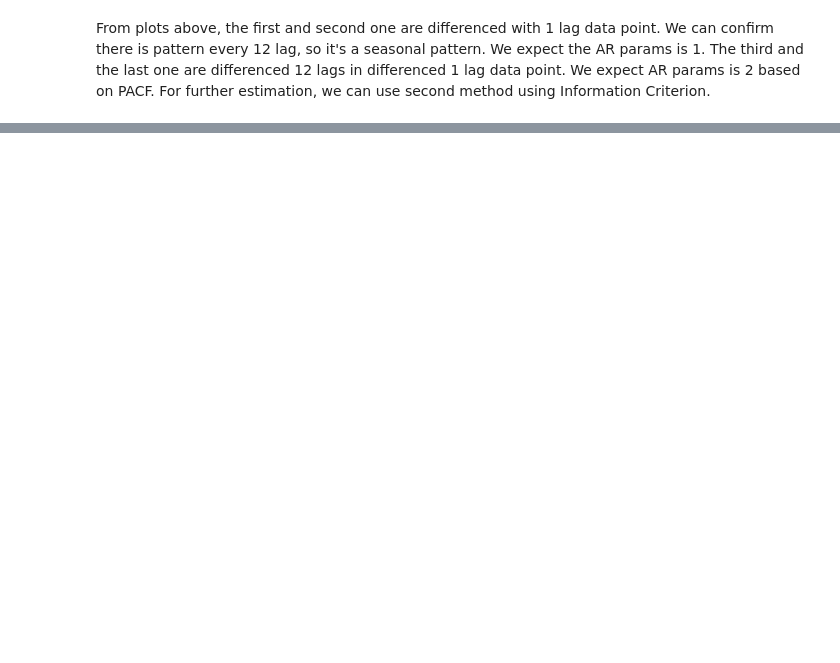
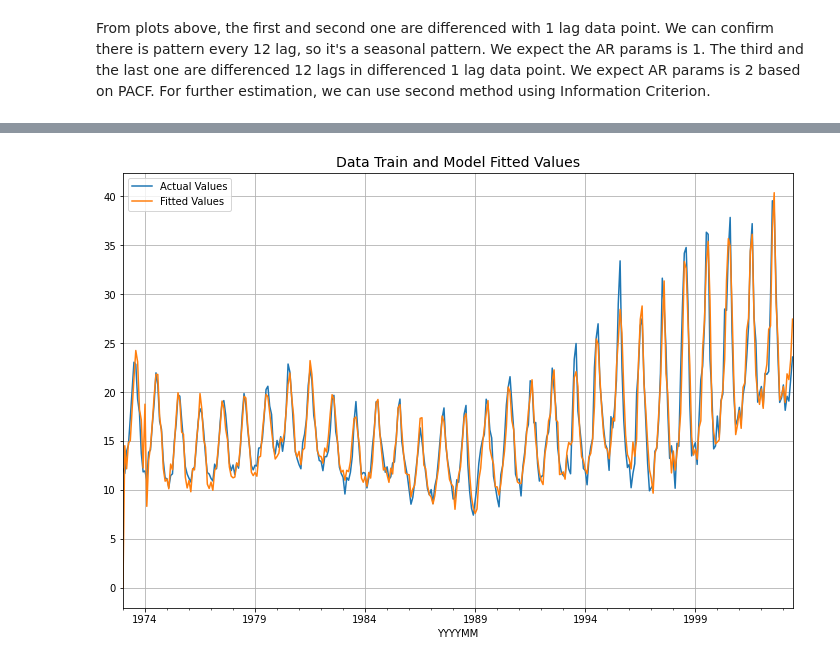
Before and after one commit to hanafication/data_analysis, a Jupyter notebook: timeseries_analysis/Seasonal_ARIMA/Carbon.ipynb, the cells around one changed output, grey strips where cells are left out. Cells and saved outputs as stored; diff of their text form; code cells hidden in the pictures; blank space fills up the shorter version.

Commit message:
fitting model and grid search result

```diff
--- a/timeseries_analysis/Seasonal_ARIMA/Carbon.ipynb
+++ b/timeseries_analysis/Seasonal_ARIMA/Carbon.ipynb
@@ -286,4 +284,18 @@ plt.show()
 # %% [markdown]
 From plots above, the first and second one are differenced with 1 lag data point. We can confirm there is pattern every 12 lag, so it's a seasonal pattern. We expect the AR params is 1.
 The third and the last one are differenced 12 lags in differenced 1 lag data point. We expect AR params is 2 based on PACF. For further estimation, we can use second method using Information Criterion.
+# %%
+#Splitting data point into data train and data test
+def spitting(data_point, test_size):
+    '''
+    Splitting the data point into data train and data test
+    Param data_point: selected data point, data series
+    Param test_size: data test size in float, example 0.2
+    '''
+    split_point = int(len(data_point) * (1 - test_size))
+    train_data = data_point.head(split_point)
+    test_data = data_point.tail(len(data_point) - split_point)
+    return train_data, test_data
+
+train_data, test_data = spitting(data_value, test_size=0.3)
 # %%
@@ -314,0 +405,9 @@ pdq
+# %%
+#Re-fitting
+model = SARIMAX(train_data,
+                order = (1, 1, 1),
+                seasonal_order = (0, 1, 1, 12),
+                enforce_invertibility = False,
+                enforce_stationarity = False)
+result = model.fit()
+result.summary()
@@ -314,0 +440,9 @@ pdq
+# %%
+#Plotting
+train_data.plot(label = 'Actual Values', grid = True)
+result.fittedvalues.plot(label = 'Fitted Values', grid = True)
+plt.legend()
+plt.title('Data Train and Model Fitted Values', size = 14)
+plt.show()
+# %% [output]
+[figure, added]
```
Also changed, not shown: parts of 18 cells of this notebook, 1 other file.
